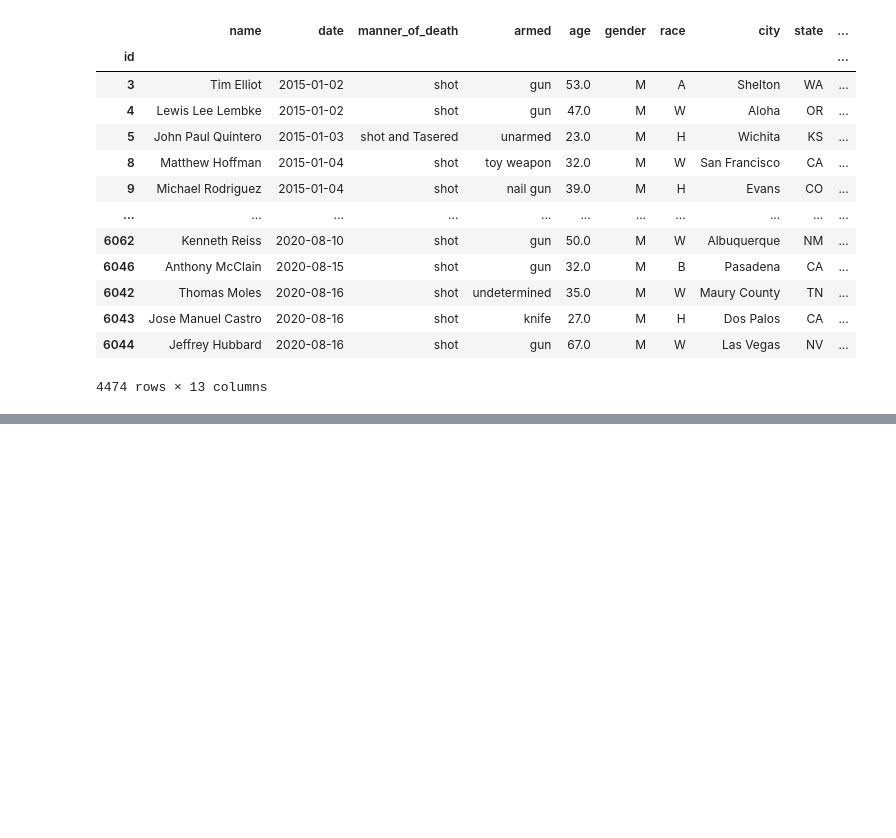
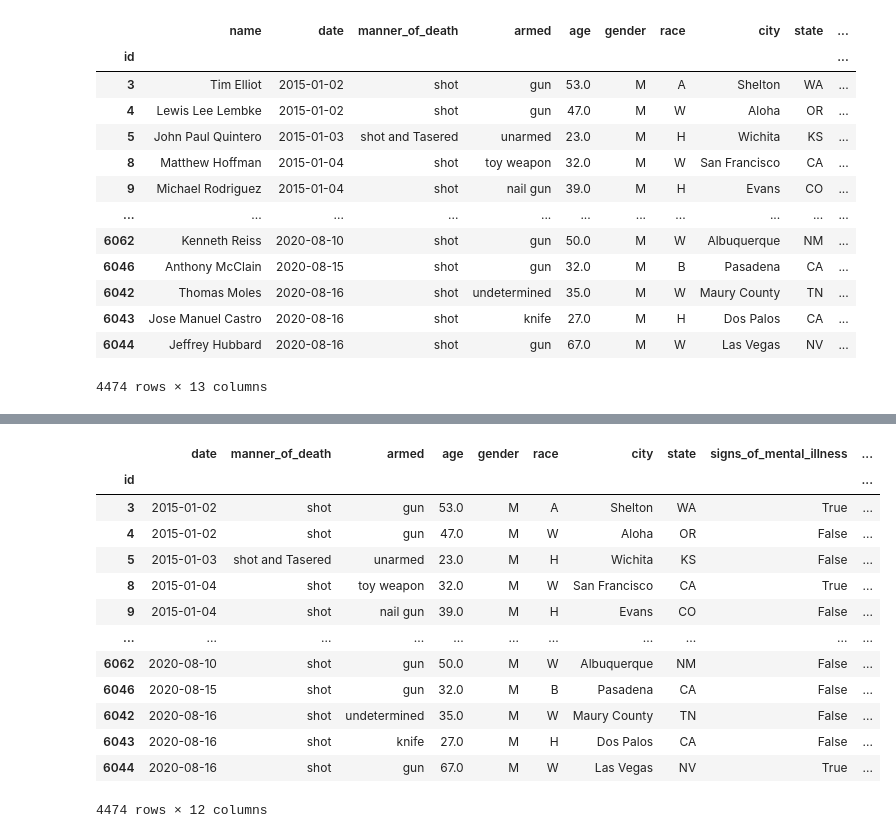
Before and after one commit to TamaraGR/Police_Violence_Analysis, a Jupyter notebook: Machine_Learning_Model_Mockup.ipynb, the cells around one changed output, grey strips where cells are left out. Drawn from its saved outputs; the diff is of its cells as text; code cells hidden in the pictures; blank space fills up the shorter version.

```diff
--- a/Machine_Learning_Model_Mockup.ipynb
+++ b/Machine_Learning_Model_Mockup.ipynb
@@ -73,0 +93,19 @@ shootings_df
+# %%
+# Drop the 'name' column since it's not going to be used on the clustering algorithm
+shootings_df = shootings_df.drop(['name'], axis = 1)
+shootings_df
+# %% [output]
+|  | date | manner_of_death | armed | age | gender | race | city | state | signs_of_mental_illness | ... |
+| id |  |  |  |  |  |  |  |  |  | ... |
+| 3 | 2015-01-02 | shot | gun | 53.0 | M | A | Shelton | WA | True | ... |
+| 4 | 2015-01-02 | shot | gun | 47.0 | M | W | Aloha | OR | False | ... |
+| 5 | 2015-01-03 | shot and Tasered | unarmed | 23.0 | M | H | Wichita | KS | False | ... |
+| 8 | 2015-01-04 | shot | toy weapon | 32.0 | M | W | San Francisco | CA | True | ... |
+| 9 | 2015-01-04 | shot | nail gun | 39.0 | M | H | Evans | CO | False | ... |
+| ... | ... | ... | ... | ... | ... | ... | ... | ... | ... | ... |
+| 6062 | 2020-08-10 | shot | gun | 50.0 | M | W | Albuquerque | NM | False | ... |
+| 6046 | 2020-08-15 | shot | gun | 32.0 | M | B | Pasadena | CA | False | ... |
+| 6042 | 2020-08-16 | shot | undetermined | 35.0 | M | W | Maury County | TN | False | ... |
+| 6043 | 2020-08-16 | shot | knife | 27.0 | M | H | Dos Palos | CA | False | ... |
+| 6044 | 2020-08-16 | shot | gun | 67.0 | M | W | Las Vegas | NV | True | ... |
+4474 rows × 12 columns
```
Also changed, not shown: parts of 4 cells of this notebook.
